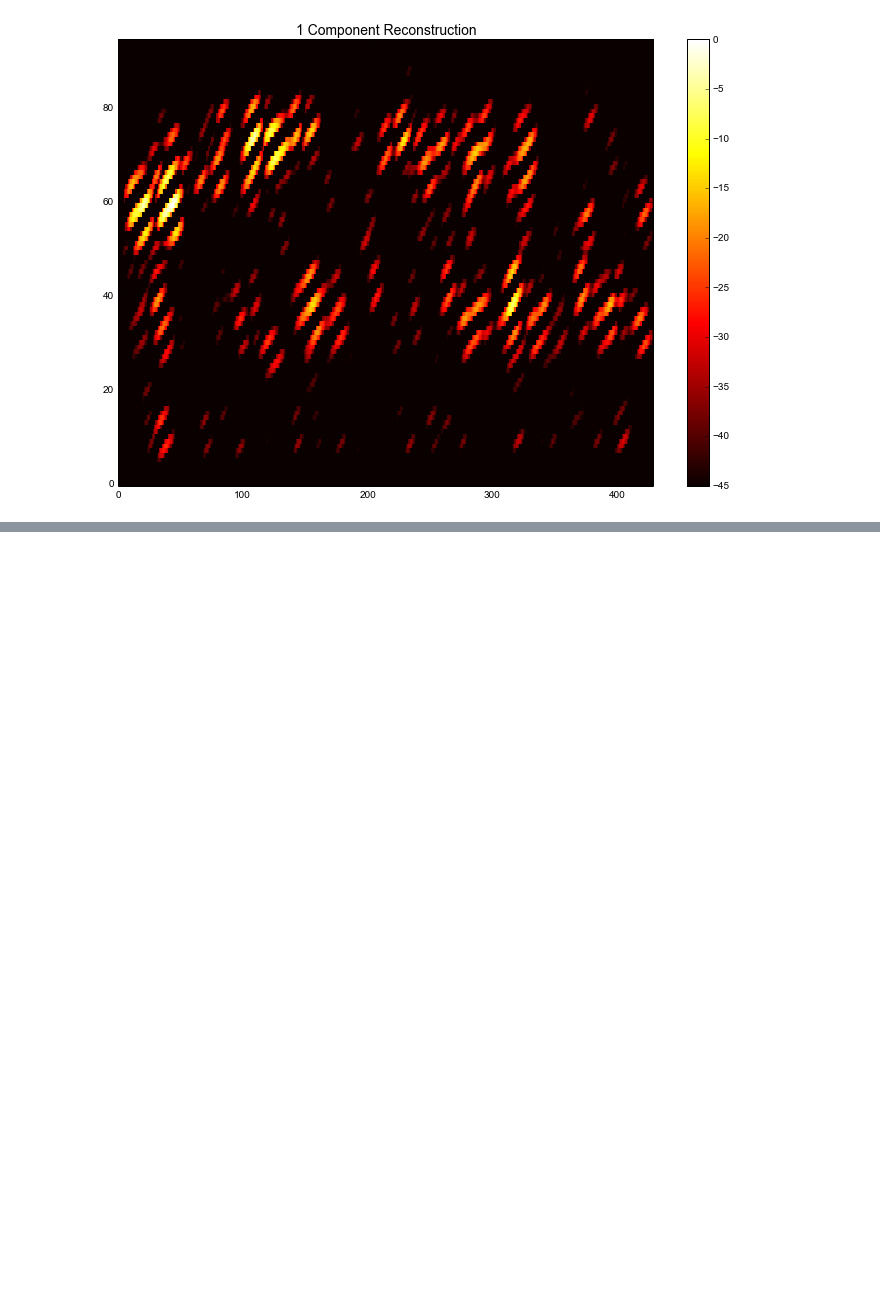
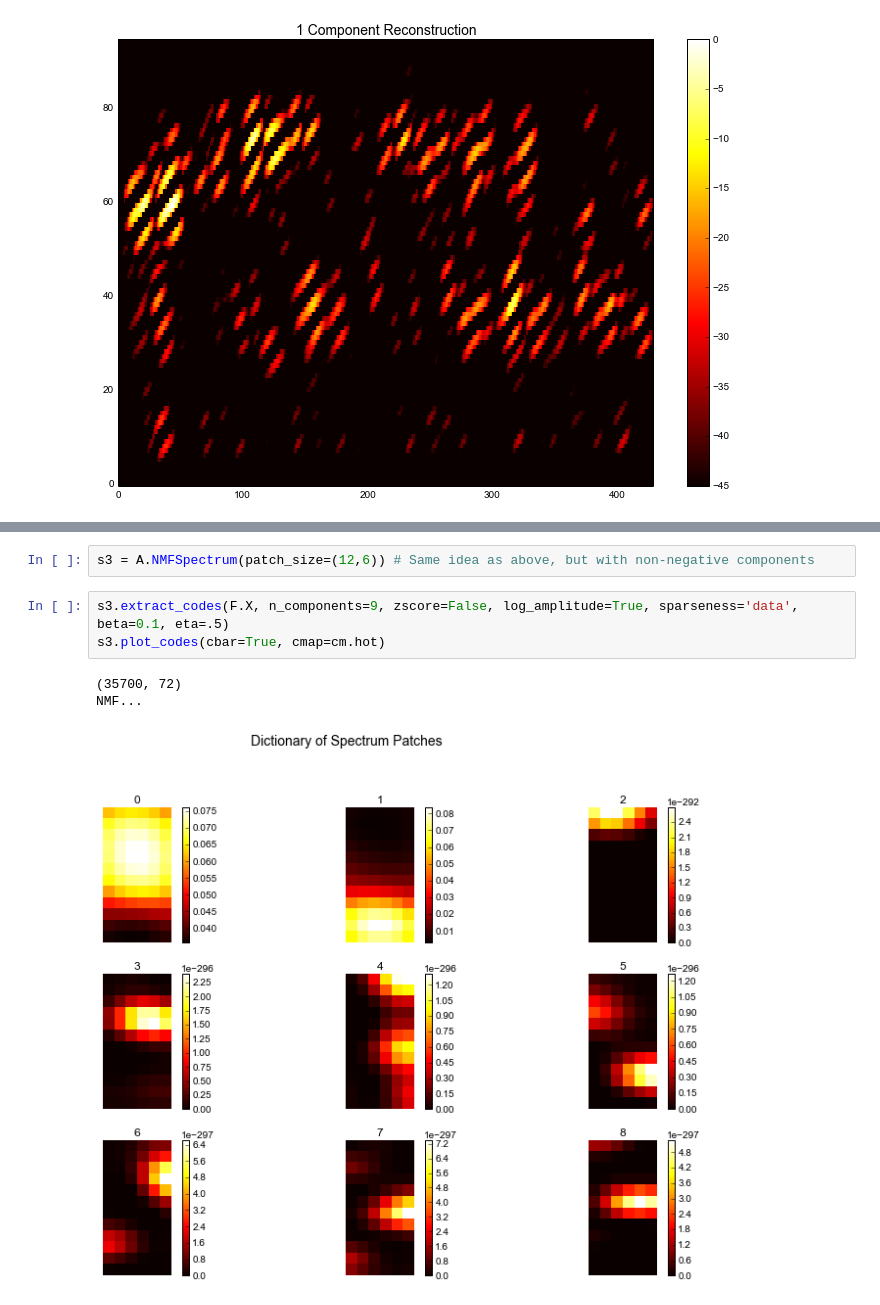
Before and after one commit to bregmanstudio/AudioSpectrumPatchApproximation, a Jupyter notebook: AudioSpectrumPatchApproximation.ipynb, the cells around one changed output, grey strips where cells are left out. Drawn from its saved outputs; the diff is of its cells as text; blank space fills up the shorter version.

```diff
--- a/AudioSpectrumPatchApproximation.ipynb
+++ b/AudioSpectrumPatchApproximation.ipynb
@@ -102,0 +105,9 @@ Period size is 64 , Buffer size is 22050
+# %%
+s3 = A.NMFSpectrum(patch_size=(12,6)) # Same idea as above, but with non-negative components
+# %%
+s3.extract_codes(F.X, n_components=9, zscore=False, log_amplitude=True, sparseness='data', beta=0.1, eta=.5)
+s3.plot_codes(cbar=True, cmap=cm.hot)
+# %% [output]
+(35700, 72)
+NMF...
+[figure, added]
```
Also changed, not shown: parts of 6 cells of this notebook, 1 other file.
